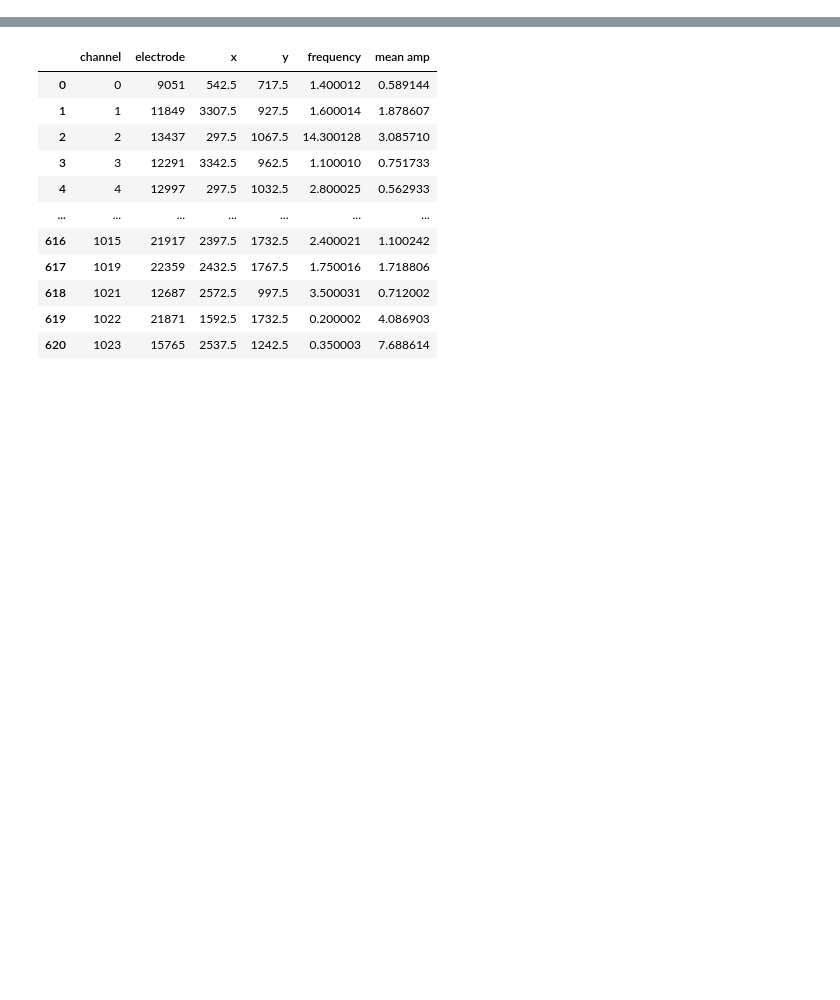
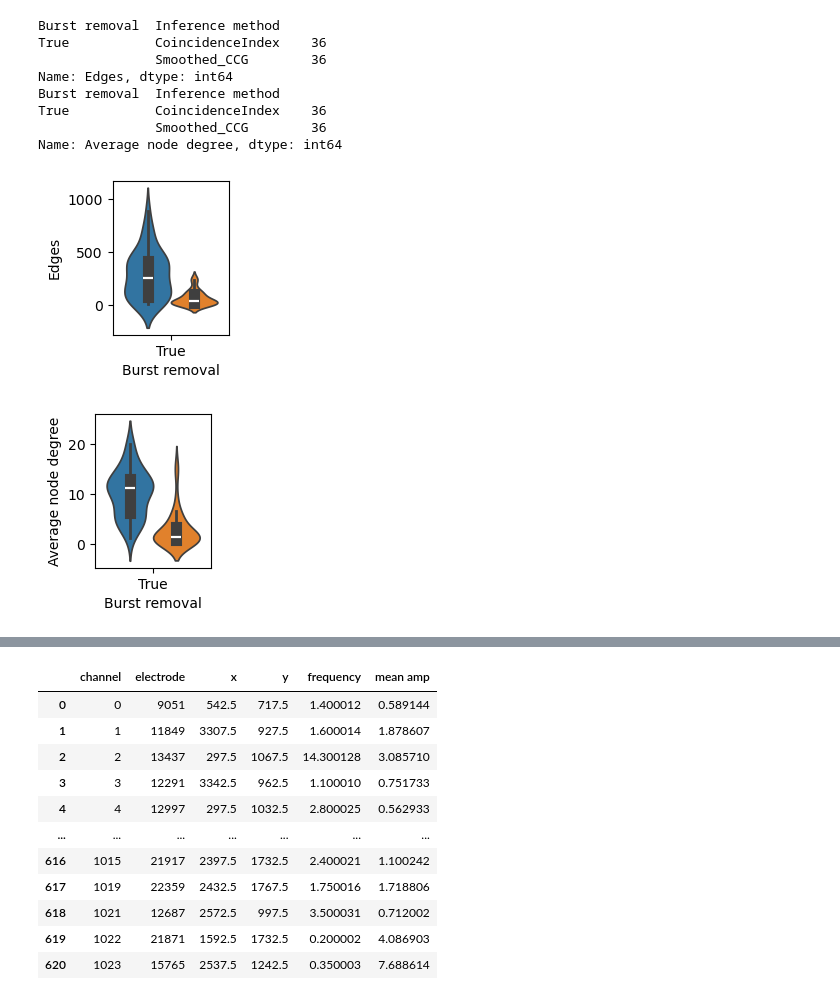
Before and after one commit to mrwun2002/HDMEA-func-connectivity, a Jupyter notebook: analyze_data.ipynb, the cells around one changed output, grey strips where cells are left out. Cells and saved outputs as stored; diff of their text form; code cells hidden in the pictures; blank space fills up the shorter version.

```diff
--- a/analyze_data.ipynb
+++ b/analyze_data.ipynb
@@ -36,0 +211,31 @@ def get_filepath(div, well, method, remove_bursts = None): #In theory, can put i
+# %%
+no_directed = all_networks.loc[(all_networks["Inference method"] != 'directed_STTC' )& (all_networks["Burst removal"] == True)]
+y_value_columns = no_directed.columns[8:10]
+
+for i, y_val_col in enumerate(y_value_columns):
+    plt.figure(figsize = (1.5,2))
+    ax = plt.gca()
+
+    all_cols = no_directed.groupby(['Burst removal', 'Inference method'])[y_val_col]
+    print(all_cols.count())
+    counts = all_cols.count()
+    yposlist = all_cols.max().tolist()
+    dist = 0.19
+    xposlist = [ 0- dist, 0 + dist]
+
+    sns.violinplot(data=no_directed, x = "Burst removal", y=y_val_col, dodge = True, hue = "Inference method", density_norm = "count", common_norm= True, legend = False,  inner_kws=dict(box_width=8, whis_width=2))
+
+
+
+#plt.tight_layout()
+# %% [output]
+Burst removal  Inference method
+True           CoincidenceIndex    36
+               Smoothed_CCG        36
+Name: Edges, dtype: int64
+Burst removal  Inference method
+True           CoincidenceIndex    36
+               Smoothed_CCG        36
+Name: Average node degree, dtype: int64
+[figure, added]
+[figure, added]
```
Also changed, not shown: parts of 14 cells of this notebook.
